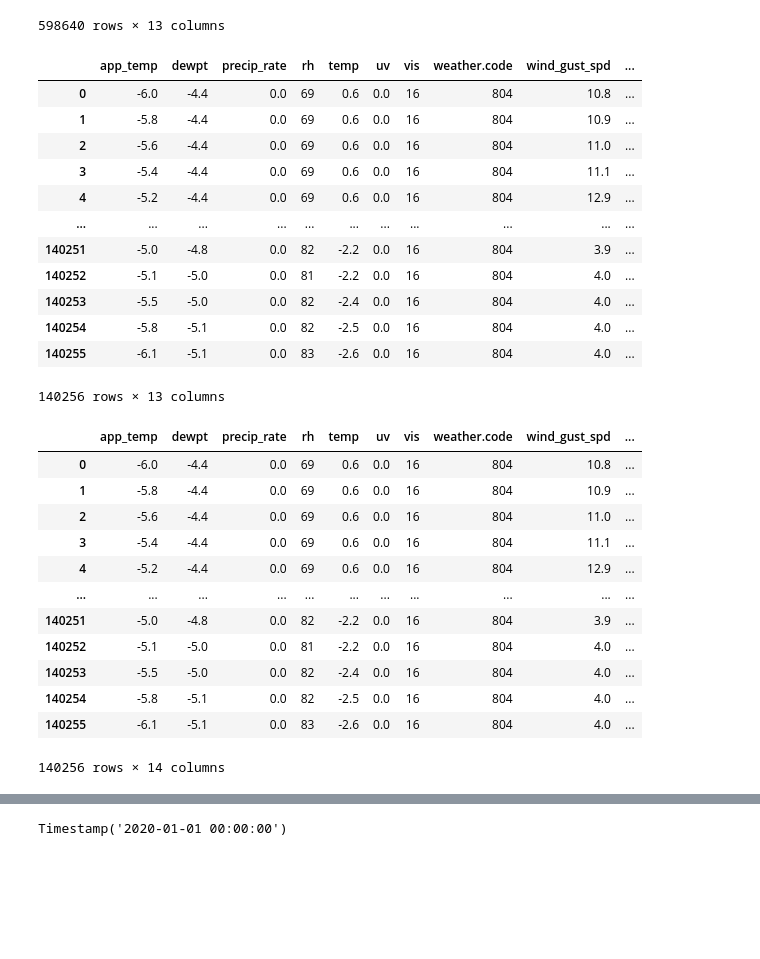
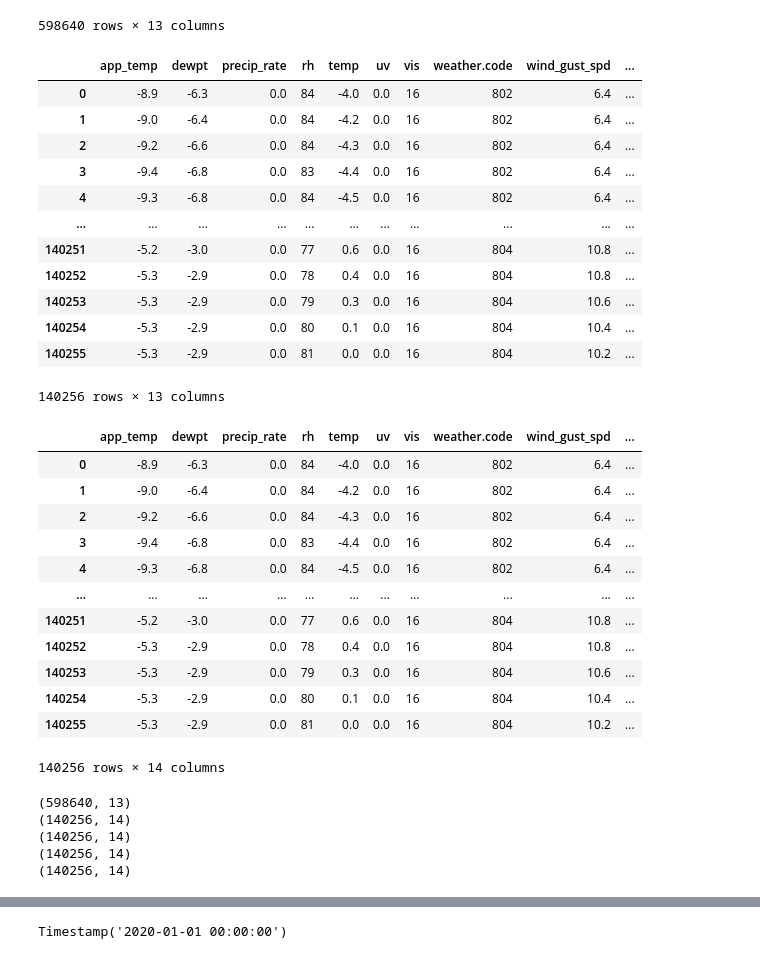
Before and after one commit to saikeerthan-14/flight-delay-prediction, a Jupyter notebook: predictions.ipynb, the cells around one changed output, grey strips where cells are left out. Saved outputs shown, nothing was run; the diff lists cells and outputs as text; code cells hidden in the pictures; blank space fills up the shorter version.

Commit message:
merged arrivals, departures with weather

```diff
--- a/predictions.ipynb
+++ b/predictions.ipynb
@@ -429,40 +429,64 @@ See the caveats in the documentation: https://pandas.pydata.org/pandas-docs/stab
 # %%
 # syr_df = weather_df[(weather_df["key"]=="SYR") & (weather_df["timestamp_local"]< pd.Timestamp("2024-01-01", tz="America/New_York"))].reset_index(drop=True).sort_values("timestamp_local")
 syr_df = weather_df[(weather_df["key"]=="SYR") & (weather_df["timestamp_local"]< pd.Timestamp("2024-01-01"))].reset_index(drop=True).sort_values("timestamp_local")
+jfk_df = weather_df[(weather_df["key"]=="JFK") & (weather_df["timestamp_local"]< pd.Timestamp("2024-01-01"))].reset_index(drop=True).sort_values("timestamp_local")
+mco_df = weather_df[(weather_df["key"]=="MCO") & (weather_df["timestamp_local"]< pd.Timestamp("2024-01-01"))].reset_index(drop=True).sort_values("timestamp_local")
+ord_df = weather_df[(weather_df["key"]=="ORD") & (weather_df["timestamp_local"]< pd.Timestamp("2024-01-01"))].reset_index(drop=True).sort_values("timestamp_local")
 syr_df
+jfk_df
+mco_df
+ord_df
 # %% [output]
 |  | app_temp | dewpt | precip_rate | rh | temp | uv | vis | weather.code | wind_gust_spd | ... |
-| 0 | -6.0 | -4.4 | 0.0 | 69 | 0.6 | 0.0 | 16 | 804 | 10.8 | ... |
-| 1 | -5.8 | -4.4 | 0.0 | 69 | 0.6 | 0.0 | 16 | 804 | 10.9 | ... |
-| 2 | -5.6 | -4.4 | 0.0 | 69 | 0.6 | 0.0 | 16 | 804 | 11.0 | ... |
-| 3 | -5.4 | -4.4 | 0.0 | 69 | 0.6 | 0.0 | 16 | 804 | 11.1 | ... |
-| 4 | -5.2 | -4.4 | 0.0 | 69 | 0.6 | 0.0 | 16 | 804 | 12.9 | ... |
+| 0 | -8.9 | -6.3 | 0.0 | 84 | -4.0 | 0.0 | 16 | 802 | 6.4 | ... |
+| 1 | -9.0 | -6.4 | 0.0 | 84 | -4.2 | 0.0 | 16 | 802 | 6.4 | ... |
+| 2 | -9.2 | -6.6 | 0.0 | 84 | -4.3 | 0.0 | 16 | 802 | 6.4 | ... |
+| 3 | -9.4 | -6.8 | 0.0 | 83 | -4.4 | 0.0 | 16 | 802 | 6.4 | ... |
+| 4 | -9.3 | -6.8 | 0.0 | 84 | -4.5 | 0.0 | 16 | 802 | 6.4 | ... |
 | ... | ... | ... | ... | ... | ... | ... | ... | ... | ... | ... |
-| 140251 | -5.0 | -4.8 | 0.0 | 82 | -2.2 | 0.0 | 16 | 804 | 3.9 | ... |
-| 140252 | -5.1 | -5.0 | 0.0 | 81 | -2.2 | 0.0 | 16 | 804 | 4.0 | ... |
-| 140253 | -5.5 | -5.0 | 0.0 | 82 | -2.4 | 0.0 | 16 | 804 | 4.0 | ... |
-| 140254 | -5.8 | -5.1 | 0.0 | 82 | -2.5 | 0.0 | 16 | 804 | 4.0 | ... |
-| 140255 | -6.1 | -5.1 | 0.0 | 83 | -2.6 | 0.0 | 16 | 804 | 4.0 | ... |
+| 140251 | -5.2 | -3.0 | 0.0 | 77 | 0.6 | 0.0 | 16 | 804 | 10.8 | ... |
+| 140252 | -5.3 | -2.9 | 0.0 | 78 | 0.4 | 0.0 | 16 | 804 | 10.8 | ... |
+| 140253 | -5.3 | -2.9 | 0.0 | 79 | 0.3 | 0.0 | 16 | 804 | 10.6 | ... |
+| 140254 | -5.3 | -2.9 | 0.0 | 80 | 0.1 | 0.0 | 16 | 804 | 10.4 | ... |
+| 140255 | -5.3 | -2.9 | 0.0 | 81 | 0.0 | 0.0 | 16 | 804 | 10.2 | ... |
 140256 rows × 13 columns
 # %%
 # syr_df["date_time_map"] = pd.to_datetime(syr_df["date_time"], utc=True).dt.tz_convert('America/New_York')
 # arrivals_df["date_time"] = arrivals_df["scheduled_arrival_time"].dt.tz_localize('America/New_York', ambiguous='naive')
 syr_df["date_time_map"] = pd.to_datetime(syr_df["timestamp_local"])
+jfk_df["date_time_map"] = pd.to_datetime(jfk_df["timestamp_local"])
+mco_df["date_time_map"] = pd.to_datetime(mco_df["timestamp_local"])
+ord_df["date_time_map"] = pd.to_datetime(ord_df["timestamp_local"])
 syr_df
+jfk_df
+mco_df
+ord_df
 # %% [output]
 |  | app_temp | dewpt | precip_rate | rh | temp | uv | vis | weather.code | wind_gust_spd | ... |
-| 0 | -6.0 | -4.4 | 0.0 | 69 | 0.6 | 0.0 | 16 | 804 | 10.8 | ... |
-| 1 | -5.8 | -4.4 | 0.0 | 69 | 0.6 | 0.0 | 16 | 804 | 10.9 | ... |
-| 2 | -5.6 | -4.4 | 0.0 | 69 | 0.6 | 0.0 | 16 | 804 | 11.0 | ... |
-| 3 | -5.4 | -4.4 | 0.0 | 69 | 0.6 | 0.0 | 16 | 804 | 11.1 | ... |
-| 4 | -5.2 | -4.4 | 0.0 | 69 | 0.6 | 0.0 | 16 | 804 | 12.9 | ... |
+| 0 | -8.9 | -6.3 | 0.0 | 84 | -4.0 | 0.0 | 16 | 802 | 6.4 | ... |
+| 1 | -9.0 | -6.4 | 0.0 | 84 | -4.2 | 0.0 | 16 | 802 | 6.4 | ... |
+| 2 | -9.2 | -6.6 | 0.0 | 84 | -4.3 | 0.0 | 16 | 802 | 6.4 | ... |
+| 3 | -9.4 | -6.8 | 0.0 | 83 | -4.4 | 0.0 | 16 | 802 | 6.4 | ... |
+| 4 | -9.3 | -6.8 | 0.0 | 84 | -4.5 | 0.0 | 16 | 802 | 6.4 | ... |
 | ... | ... | ... | ... | ... | ... | ... | ... | ... | ... | ... |
-| 140251 | -5.0 | -4.8 | 0.0 | 82 | -2.2 | 0.0 | 16 | 804 | 3.9 | ... |
-| 140252 | -5.1 | -5.0 | 0.0 | 81 | -2.2 | 0.0 | 16 | 804 | 4.0 | ... |
-| 140253 | -5.5 | -5.0 | 0.0 | 82 | -2.4 | 0.0 | 16 | 804 | 4.0 | ... |
-| 140254 | -5.8 | -5.1 | 0.0 | 82 | -2.5 | 0.0 | 16 | 804 | 4.0 | ... |
-| 140255 | -6.1 | -5.1 | 0.0 | 83 | -2.6 | 0.0 | 16 | 804 | 4.0 | ... |
+| 140251 | -5.2 | -3.0 | 0.0 | 77 | 0.6 | 0.0 | 16 | 804 | 10.8 | ... |
+| 140252 | -5.3 | -2.9 | 0.0 | 78 | 0.4 | 0.0 | 16 | 804 | 10.8 | ... |
+| 140253 | -5.3 | -2.9 | 0.0 | 79 | 0.3 | 0.0 | 16 | 804 | 10.6 | ... |
+| 140254 | -5.3 | -2.9 | 0.0 | 80 | 0.1 | 0.0 | 16 | 804 | 10.4 | ... |
+| 140255 | -5.3 | -2.9 | 0.0 | 81 | 0.0 | 0.0 | 16 | 804 | 10.2 | ... |
 140256 rows × 14 columns
+# %%
+print(weather_df.shape)
+print(jfk_df.shape)
+print(mco_df.shape)
+print(ord_df.shape)
+print(syr_df.shape)
+# %% [output]
+(598640, 13)
+(140256, 14)
+(140256, 14)
+(140256, 14)
+(140256, 14)
 # %%
 arrivals_df["date_time"] = pd.to_datetime(arrivals_df["scheduled_arrival_time"])
 arrivals_df
```
Also changed, not shown: parts of 34 cells of this notebook, 1 other file.
